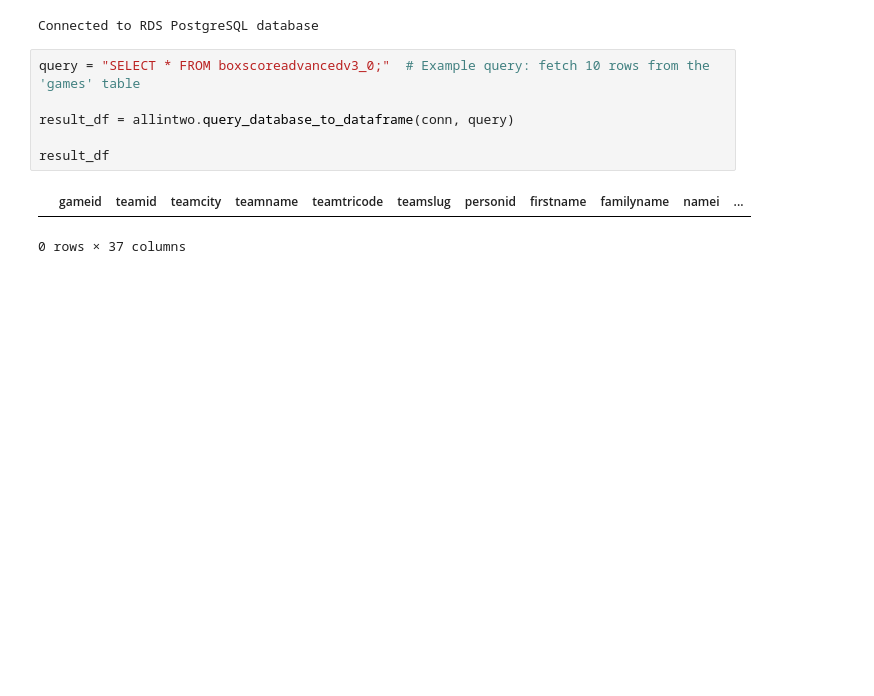
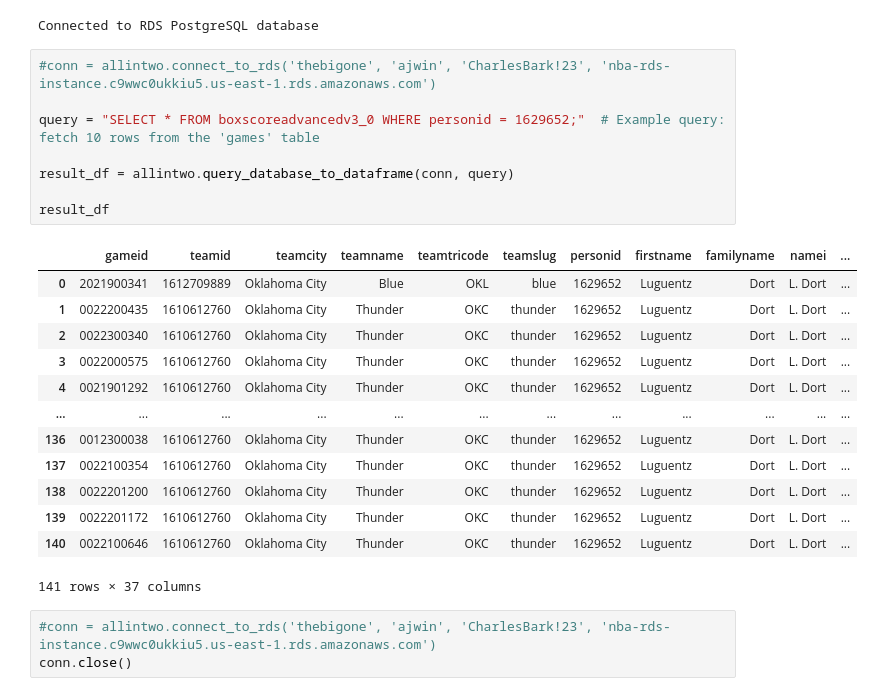
Before and after one commit to ajwinters/bballagg, a Jupyter notebook: randomstuff.ipynb, the cells around one changed output. Cells and saved outputs as stored; diff of their text form; blank space fills up the shorter version.

Commit message:
First endpoint table created and semi filled

```diff
--- a/randomstuff.ipynb
+++ b/randomstuff.ipynb
@@ -73,11 +107,27 @@ conn.close()
 # %% [output]
 Connected to RDS PostgreSQL database
 # %%
-query = "SELECT * FROM boxscoreadvancedv3_0;"  # Example query: fetch 10 rows from the 'games' table
+#conn = allintwo.connect_to_rds('thebigone', 'ajwin', 'CharlesBark!23', 'nba-rds-instance.c9wwc0ukkiu5.us-east-1.rds.amazonaws.com')
+
+query = "SELECT * FROM boxscoreadvancedv3_0 WHERE personid = 1629652;"  # Example query: fetch 10 rows from the 'games' table
 
 result_df = allintwo.query_database_to_dataframe(conn, query)
 
 result_df
 # %% [output]
 |  | gameid | teamid | teamcity | teamname | teamtricode | teamslug | personid | firstname | familyname | namei | ... |
+| 0 | 2021900341 | 1612709889 | Oklahoma City | Blue | OKL | blue | 1629652 | Luguentz | Dort | L. Dort | ... |
+| 1 | 0022200435 | 1610612760 | Oklahoma City | Thunder | OKC | thunder | 1629652 | Luguentz | Dort | L. Dort | ... |
+| 2 | 0022300340 | 1610612760 | Oklahoma City | Thunder | OKC | thunder | 1629652 | Luguentz | Dort | L. Dort | ... |
+| 3 | 0022000575 | 1610612760 | Oklahoma City | Thunder | OKC | thunder | 1629652 | Luguentz | Dort | L. Dort | ... |
+| 4 | 0021901292 | 1610612760 | Oklahoma City | Thunder | OKC | thunder | 1629652 | Luguentz | Dort | L. Dort | ... |
+| ... | ... | ... | ... | ... | ... | ... | ... | ... | ... | ... | ... |
+| 136 | 0012300038 | 1610612760 | Oklahoma City | Thunder | OKC | thunder | 1629652 | Luguentz | Dort | L. Dort | ... |
+| 137 | 0022100354 | 1610612760 | Oklahoma City | Thunder | OKC | thunder | 1629652 | Luguentz | Dort | L. Dort | ... |
+| 138 | 0022201200 | 1610612760 | Oklahoma City | Thunder | OKC | thunder | 1629652 | Luguentz | Dort | L. Dort | ... |
+| 139 | 0022201172 | 1610612760 | Oklahoma City | Thunder | OKC | thunder | 1629652 | Luguentz | Dort | L. Dort | ... |
+| 140 | 0022100646 | 1610612760 | Oklahoma City | Thunder | OKC | thunder | 1629652 | Luguentz | Dort | L. Dort | ... |
-0 rows × 37 columns
+141 rows × 37 columns
+# %%
+#conn = allintwo.connect_to_rds('thebigone', 'ajwin', 'CharlesBark!23', 'nba-rds-instance.c9wwc0ukkiu5.us-east-1.rds.amazonaws.com')
+conn.close()
```
Also changed, not shown: parts of 8 cells of this notebook, 3 other files.
